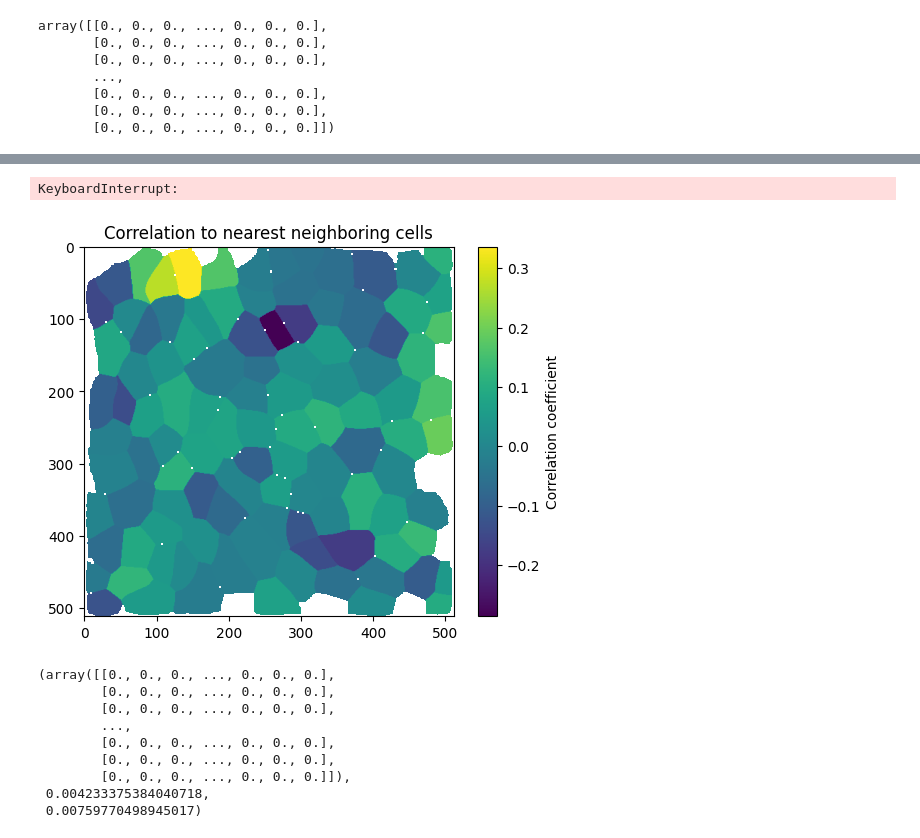
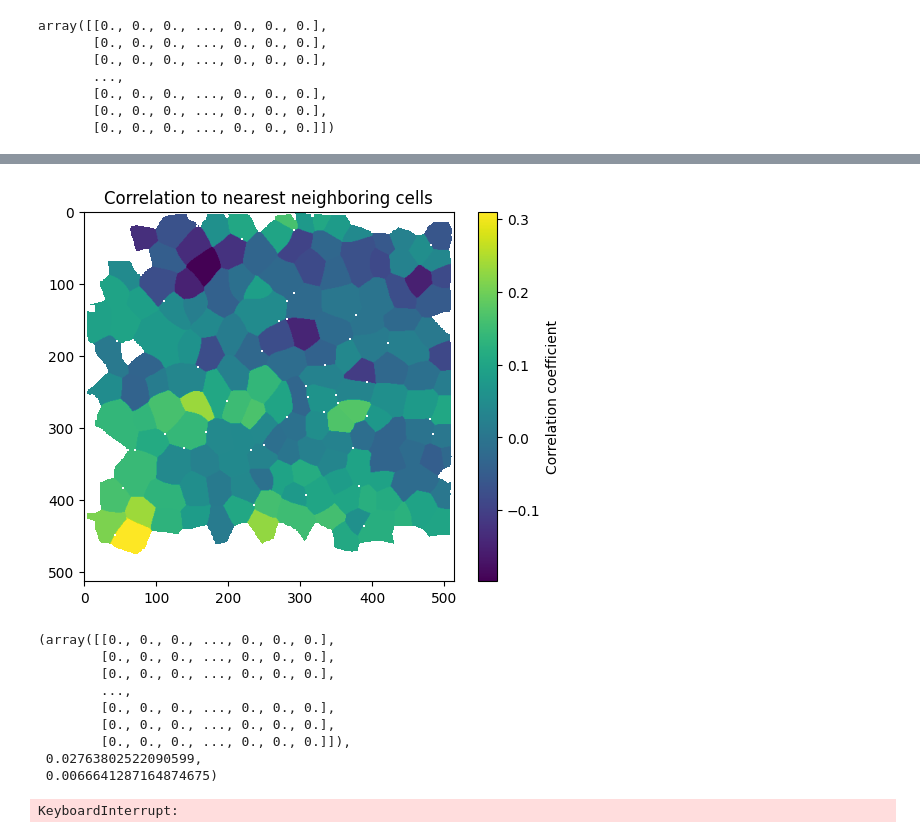
Before and after one commit to h-israelsson/Master2023, a Jupyter notebook: testing.ipynb, the cells around one changed output, grey strips where cells are left out. Drawn from its saved outputs; the diff is of its cells as text; code cells hidden in the pictures.

```diff
--- a/testing.ipynb
+++ b/testing.ipynb
@@ -86 +124,3 @@ masks_oua24 = open_masks(masks_path_oua24)
 masks_hepoua24 = open_masks(masks_path_hepoua24)
+# %%
+masks_hepoua24 = get_segmentation(images_path_hepoua24, model_path_24, diam=40, save=False, track=False)
@@ -87,3 +129,16 @@ masks_hepoua24 = open_masks(masks_path_hepoua24)
+# %%
+plot_xcorr_map(masks_hepoua24, images_hepoua24, mode='nearest_neighbor', normalize=True, occurrence=80, ref_image_idx=10)
+# %% [output]
+[figure, added]
+(array([[0., 0., 0., ..., 0., 0., 0.],
+        [0., 0., 0., ..., 0., 0., 0.],
+        [0., 0., 0., ..., 0., 0., 0.],
+        ...,
+        [0., 0., 0., ..., 0., 0., 0.],
+        [0., 0., 0., ..., 0., 0., 0.],
+        [0., 0., 0., ..., 0., 0., 0.]]),
+ 0.02763802522090599,
+ 0.0066641287164874675)
 # %%
 masks_ctl24 = get_segmentation(images_path_ctl24, model_path_24, diam=45, save=False, track=False)
 tracked_masks_ctl24 = get_tracked_masks(masks_ctl24, dist_limit=15, save=True, name=name_ctl24, savedir=savedir_24)
@@ -98,13 +149,0 @@ tracked_masks_hepoua24 = get_tracked_masks(masks_hepoua24, dist_limit=22, save=T
-# %%
-plot_xcorr_map(masks_ctl24, images_ctl24, mode='nearest_neighbor', normalize=True, occurrence=95)
-# %% [output]
-[figure, removed]
-(array([[0., 0., 0., ..., 0., 0., 0.],
-        [0., 0., 0., ..., 0., 0., 0.],
-        [0., 0., 0., ..., 0., 0., 0.],
-        ...,
-        [0., 0., 0., ..., 0., 0., 0.],
-        [0., 0., 0., ..., 0., 0., 0.],
-        [0., 0., 0., ..., 0., 0., 0.]]),
- 0.004233375384040718,
- 0.00759770498945017)
```
Also changed, not shown: parts of 28 cells of this notebook.
